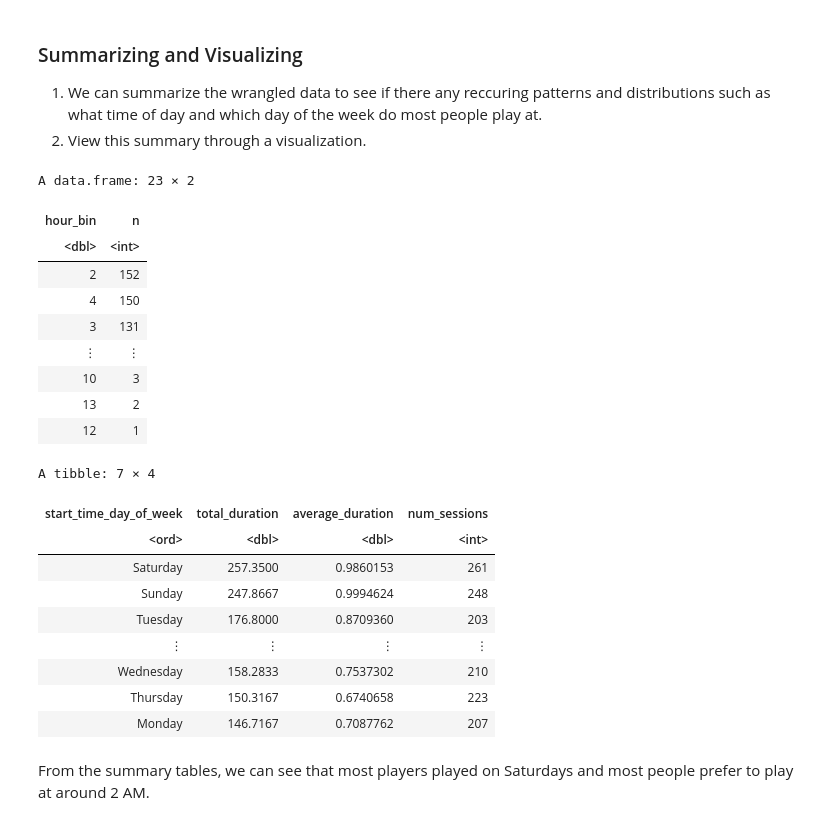
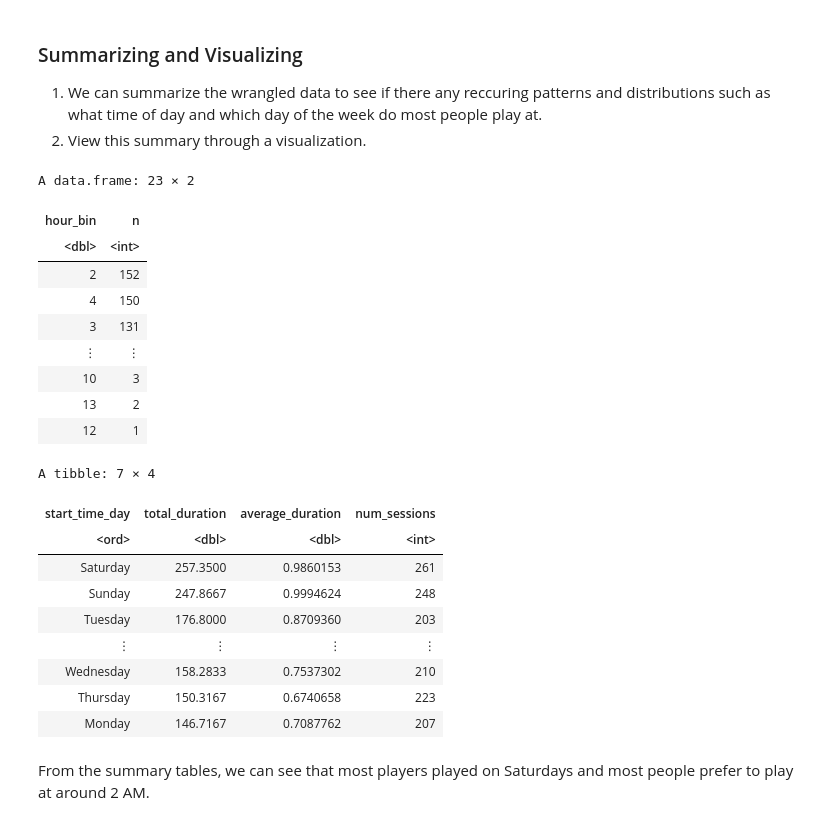
Before and after one commit to sotheasong/dsci100-project, a Jupyter notebook: project.ipynb, the cells around one changed output. Cells and saved outputs as stored; diff of their text form; code cells hidden in the pictures.

```diff
--- a/project.ipynb
+++ b/project.ipynb
@@ -58,14 +58,14 @@ A data.frame: 6 × 2
 sessions_clean <- sessions |>
   mutate(
     start_time = dmy_hm(start_time),  # Parse day/month/year hour:minute|
-    start_time_day_of_week = wday(start_time, label = TRUE, abbr = FALSE),  # e.g., "Monday"
+    start_time_day = wday(start_time, label = TRUE, abbr = FALSE),  # e.g., "Monday"
     start_time_hrs = hour(start_time) + minute(start_time)/60, # Convert to decimal hour
     end_time = dmy_hm(end_time),  # Parse day/month/year hour:minute
-    end_time_day_of_week = wday(end_time, label = TRUE, abbr = FALSE),  # e.g., "Monday"
+    end_time_day = wday(end_time, label = TRUE, abbr = FALSE),  # e.g., "Monday"
     end_time_hrs = hour(end_time) + minute(end_time)/60, # Convert to decimal hour
-    session_duration_mins = as.numeric(difftime(end_time, start_time, units = "hours"))
+    session_duration = as.numeric(difftime(end_time, start_time, units = "hours"))
   ) |>
-  filter(!is.na(session_duration_mins), session_duration_mins > 0)
+  filter(!is.na(session_duration), session_duration > 0)
 sessions_clean
 # %% [output]
 A data.frame: 1533 × 7
@@ -85,30 +85,30 @@ A data.frame: 1533 × 7
 # %%
 sessions_clean |>
   mutate(hour_bin = floor(start_time_hrs)) |>
   count(hour_bin) |>
   arrange(desc(n))
 
 sessions_clean |>
-  group_by(start_time_day_of_week) |>
+  group_by(start_time_day) |>
   summarise(
-    total_duration = sum(session_duration_mins, na.rm = TRUE),
-    average_duration = mean(session_duration_mins, na.rm = TRUE),
+    total_duration = sum(session_duration, na.rm = TRUE),
+    average_duration = mean(session_duration, na.rm = TRUE),
     num_sessions = n()
   ) |>
   arrange(desc(total_duration))  # Or use average_duration to sort differently
 # %% [output]
 A data.frame: 23 × 2
 | hour_bin | n |
 | <dbl> | <int> |
 | 2 | 152 |
 | 4 | 150 |
 | 3 | 131 |
 | ⋮ | ⋮ |
 | 10 | 3 |
 | 13 | 2 |
 | 12 | 1 |
 A tibble: 7 × 4
-| start_time_day_of_week | total_duration | average_duration | num_sessions |
+| start_time_day | total_duration | average_duration | num_sessions |
 | <ord> | <dbl> | <dbl> | <int> |
 | Saturday | 257.3500 | 0.9860153 | 261 |
 | Sunday | 247.8667 | 0.9994624 | 248 |
```
Also changed, not shown: parts of 11 cells of this notebook.
